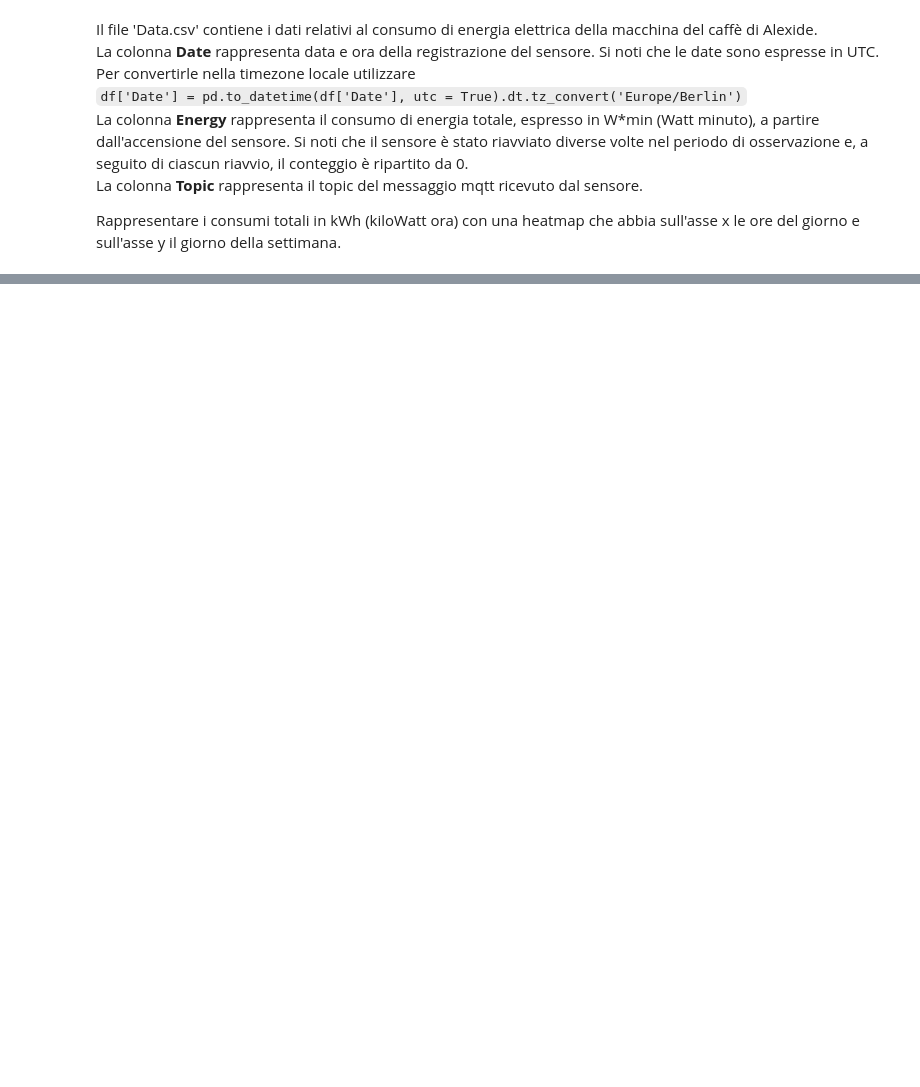
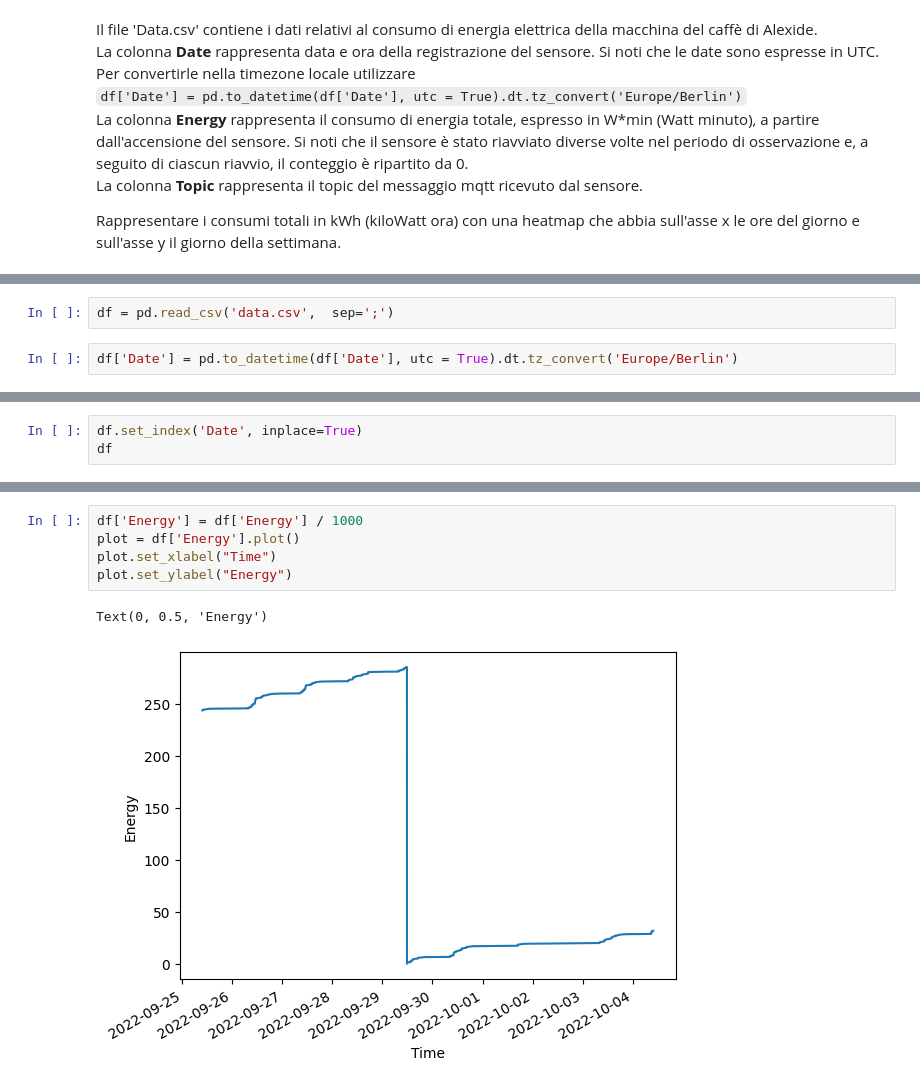
Before and after one commit to gerardocipriano/coffe-machine-heatmap, a Jupyter notebook: coffee_machine_heatmap.ipynb, the cells around one changed output, grey strips where cells are left out. Saved outputs shown, nothing was run; the diff lists cells and outputs as text; blank space fills up the shorter version.

```diff
--- a/coffee_machine_heatmap.ipynb
+++ b/coffee_machine_heatmap.ipynb
@@ -20,0 +23,4 @@ NameError: name 'pd' is not defined
+# %%
+df = pd.read_csv('data.csv',  sep=';')
+# %%
+df['Date'] = pd.to_datetime(df['Date'], utc = True).dt.tz_convert('Europe/Berlin')
@@ -20,0 +43,3 @@ NameError: name 'pd' is not defined
+# %%
+df.set_index('Date', inplace=True)
+df
@@ -20,0 +61,8 @@ NameError: name 'pd' is not defined
+# %%
+df['Energy'] = df['Energy'] / 1000
+plot = df['Energy'].plot()
+plot.set_xlabel("Time")
+plot.set_ylabel("Energy")
+# %% [output]
+Text(0, 0.5, 'Energy')
+[figure, added]
```
Also changed, not shown: parts of 16 cells of this notebook, 1 other file.
